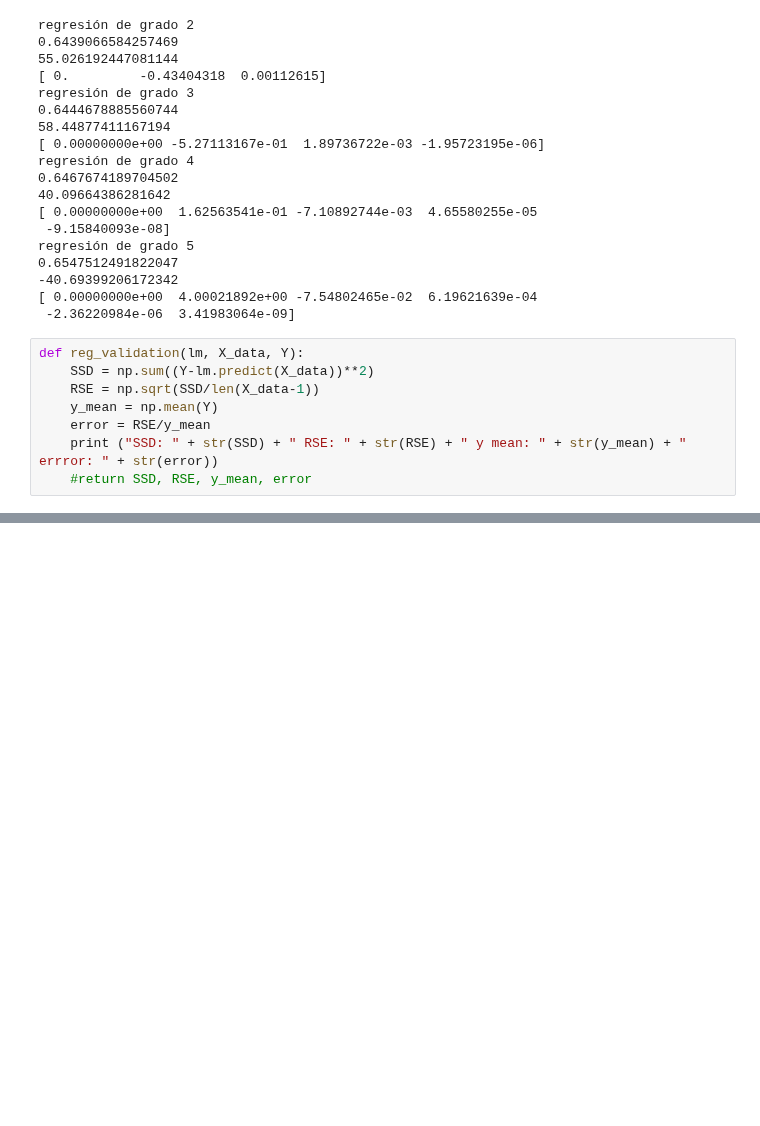
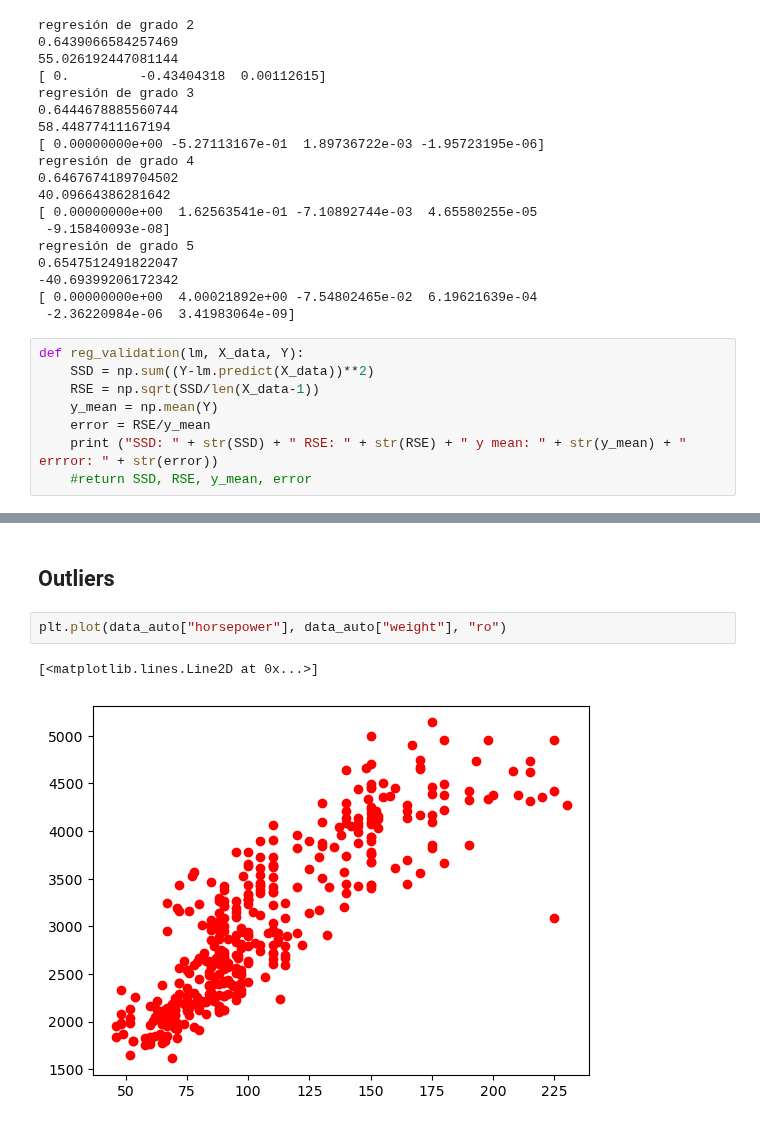
Before and after one commit to Chefi/python-ml-course, a Jupyter notebook: notebooks/Modelos de Regresion en Python Mi Notebook.ipynb, the cells around one changed output, grey strips where cells are left out. Cells and saved outputs as stored; diff of their text form; blank space fills up the shorter version.

```diff
--- a/notebooks/Modelos de Regresion en Python Mi Notebook.ipynb
+++ b/notebooks/Modelos de Regresion en Python Mi Notebook.ipynb
@@ -1314,0 +1315,7 @@ SSD: 8373.171387682132RSE: 4.541318624200213y mean: 23.514572864321607errror: 0.
+# %% [markdown]
+## Outliers
+# %%
+plt.plot(data_auto["horsepower"], data_auto["weight"], "ro")
+# %% [output]
+[<matplotlib.lines.Line2D at 0x...>]
+[figure, added]
```
Also changed, not shown: parts of 19 cells of this notebook.
